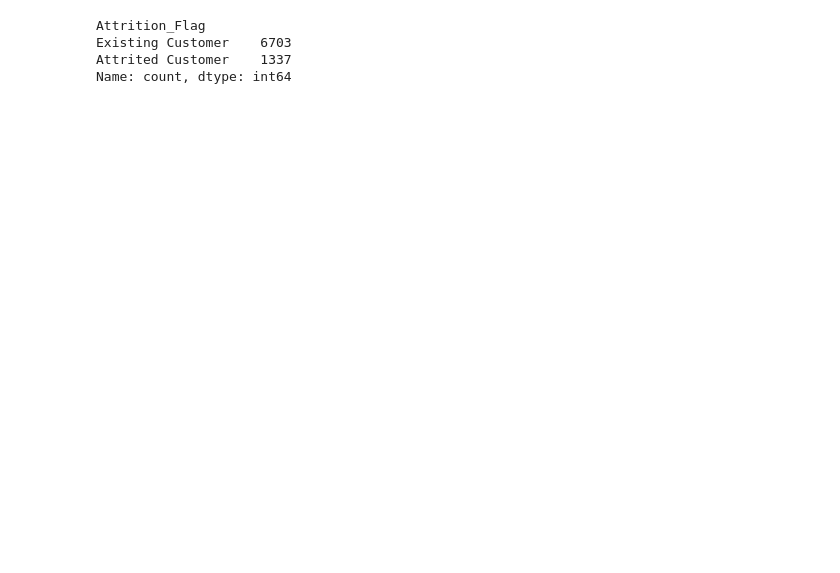
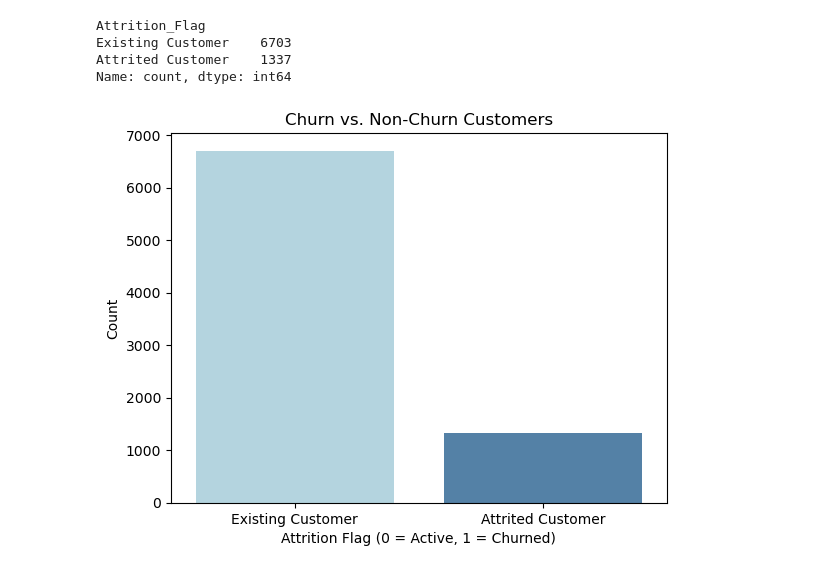
Before and after one commit to labelenn/Predicting-Bank-Customer-Attrition, a Jupyter notebook: customer_attrition.ipynb, the cells around one changed output. Drawn from its saved outputs; the diff is of its cells as text; code cells hidden in the pictures; blank space fills up the shorter version.

```diff
--- a/customer_attrition.ipynb
+++ b/customer_attrition.ipynb
@@ -123,3 +137,11 @@ Attrition_Flag
 Existing Customer    6703
 Attrited Customer    1337
 Name: count, dtype: int64
+# %%
+sns.countplot(x='Attrition_Flag', data=df_cleaned, hue='Attrition_Flag', palette=['lightblue', 'steelblue'])
+plt.title("Churn vs. Non-Churn Customers")
+plt.xlabel("Attrition Flag (0 = Active, 1 = Churned)")
+plt.ylabel("Count")
+plt.show()
+# %% [output]
+[figure, added]
```
Also changed, not shown: parts of 9 cells of this notebook.
